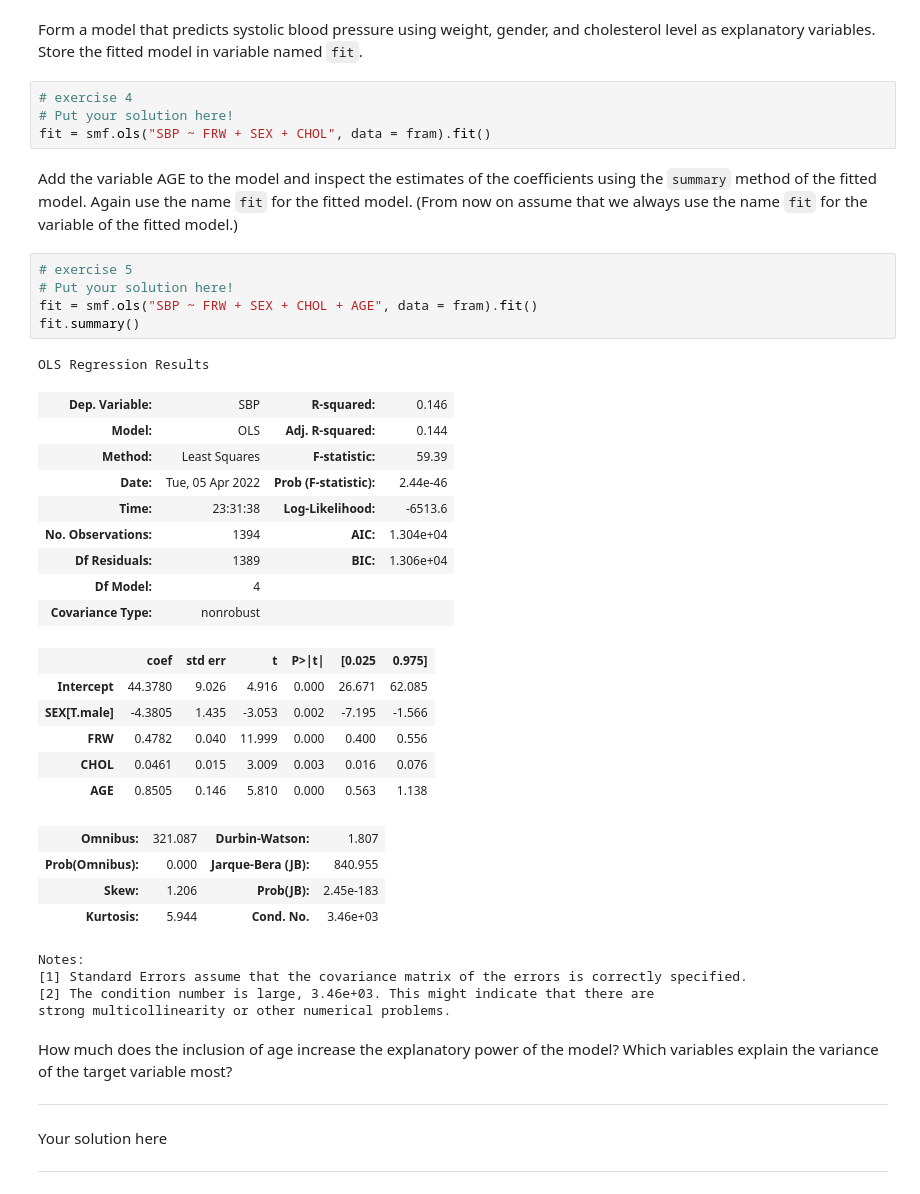
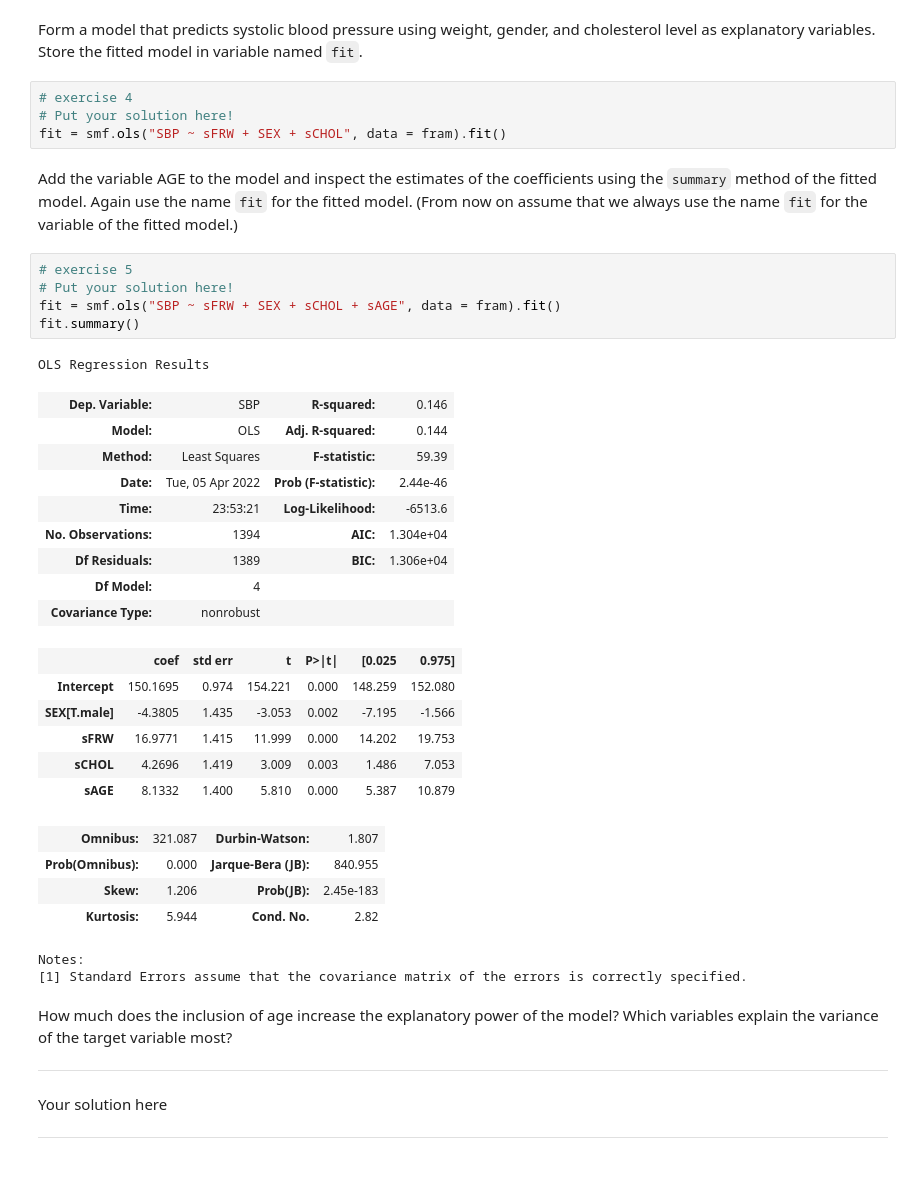
Before and after one commit to ngoubou/data_analysis_python_helsinki, a Jupyter notebook: week7_project/1_project_notebook_regression_analysis.ipynb, the cells around one changed output. Drawn from its saved outputs; the diff is of its cells as text.

```diff
--- a/week7_project/1_project_notebook_regression_analysis.ipynb
+++ b/week7_project/1_project_notebook_regression_analysis.ipynb
@@ -67,39 +67,37 @@ Form a model that predicts systolic blood pressure using weight, gender, and cho
 # %%
 # exercise 4
 # Put your solution here!
-fit = smf.ols("SBP ~ FRW + SEX + CHOL", data = fram).fit()
+fit = smf.ols("SBP ~ sFRW + SEX + sCHOL", data = fram).fit()
 # %% [markdown]
 Add the variable AGE to the model and inspect the estimates of the coefficients using the `summary` method of the fitted model. Again use the name `fit` for the fitted model. (From now on assume that we always use the name `fit` for the variable of the fitted model.)
 # %%
 # exercise 5
 # Put your solution here!
-fit = smf.ols("SBP ~ FRW + SEX + CHOL + AGE", data = fram).fit()
+fit = smf.ols("SBP ~ sFRW + SEX + sCHOL + sAGE", data = fram).fit()
 fit.summary()
 # %% [output]
 OLS Regression Results
 | Dep. Variable: | SBP | R-squared: | 0.146 |
 | Model: | OLS | Adj. R-squared: | 0.144 |
 | Method: | Least Squares | F-statistic: | 59.39 |
 | Date: | Tue, 05 Apr 2022 | Prob (F-statistic): | 2.44e-46 |
-| Time: | 23:31:38 | Log-Likelihood: | -6513.6 |
+| Time: | 23:53:21 | Log-Likelihood: | -6513.6 |
 | No. Observations: | 1394 | AIC: | 1.304e+04 |
 | Df Residuals: | 1389 | BIC: | 1.306e+04 |
 | Df Model: | 4 |  |  |
 | Covariance Type: | nonrobust |  |  |
 |  | coef | std err | t | P>|t| | [0.025 | 0.975] |
-| Intercept | 44.3780 | 9.026 | 4.916 | 0.000 | 26.671 | 62.085 |
+| Intercept | 150.1695 | 0.974 | 154.221 | 0.000 | 148.259 | 152.080 |
 | SEX[T.male] | -4.3805 | 1.435 | -3.053 | 0.002 | -7.195 | -1.566 |
-| FRW | 0.4782 | 0.040 | 11.999 | 0.000 | 0.400 | 0.556 |
-| CHOL | 0.0461 | 0.015 | 3.009 | 0.003 | 0.016 | 0.076 |
-| AGE | 0.8505 | 0.146 | 5.810 | 0.000 | 0.563 | 1.138 |
+| sFRW | 16.9771 | 1.415 | 11.999 | 0.000 | 14.202 | 19.753 |
+| sCHOL | 4.2696 | 1.419 | 3.009 | 0.003 | 1.486 | 7.053 |
+| sAGE | 8.1332 | 1.400 | 5.810 | 0.000 | 5.387 | 10.879 |
 | Omnibus: | 321.087 | Durbin-Watson: | 1.807 |
 | Prob(Omnibus): | 0.000 | Jarque-Bera (JB): | 840.955 |
 | Skew: | 1.206 | Prob(JB): | 2.45e-183 |
-| Kurtosis: | 5.944 | Cond. No. | 3.46e+03 |
+| Kurtosis: | 5.944 | Cond. No. | 2.82 |
 Notes:
 [1] Standard Errors assume that the covariance matrix of the errors is correctly specified.
-[2] The condition number is large, 3.46e+03. This might indicate that there are
-strong multicollinearity or other numerical problems.
 # %% [markdown]
 How much does the inclusion of age increase the explanatory power of the model? Which variables explain the variance of the target variable most?
 
```
Also changed, not shown: parts of 4 cells of this notebook.
